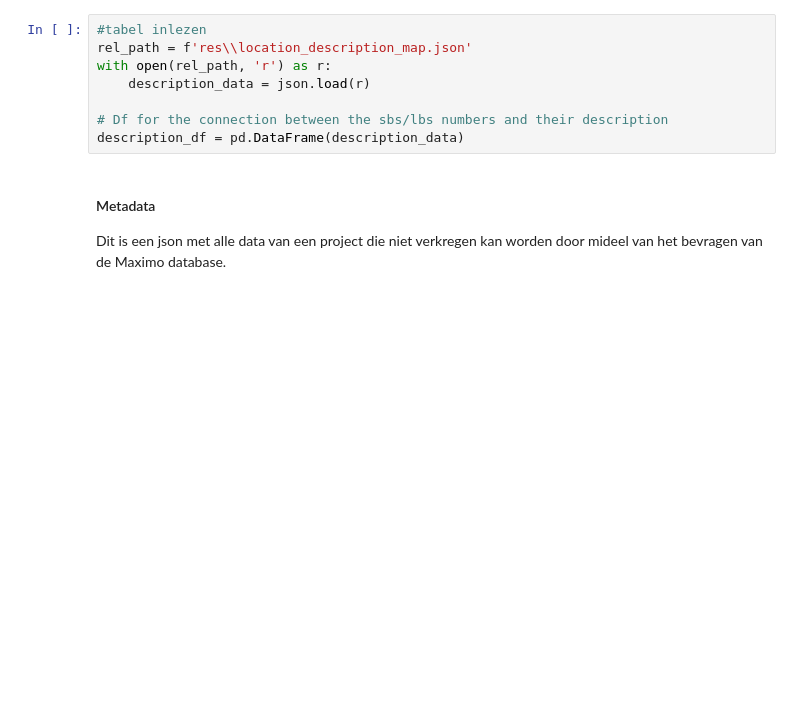
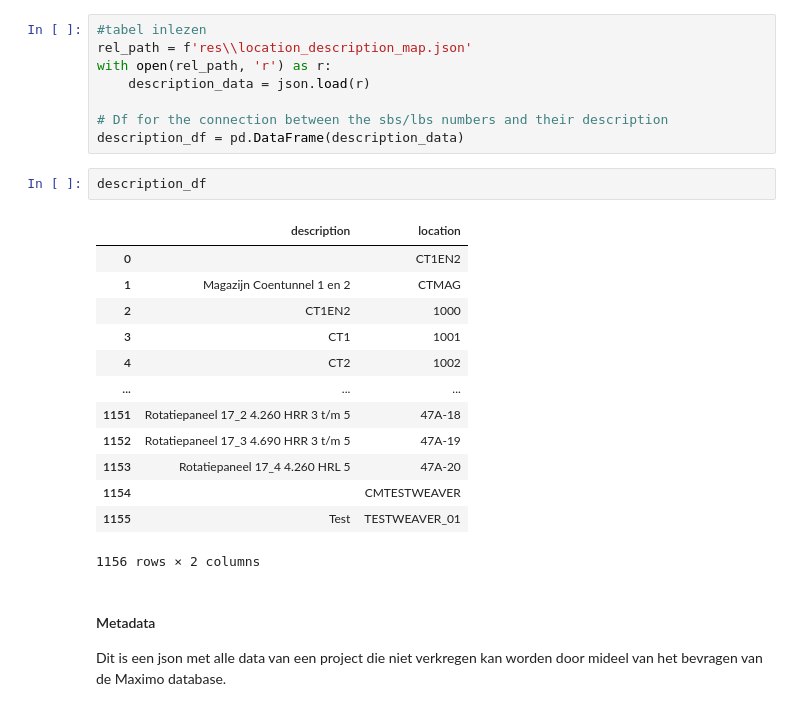
Before and after one commit to nilanbais/storingsanalyse-generator, a Jupyter notebook: src/rapport generator/storingsanalyse-builder v0.1.ipynb, the cells around one changed output. Cells and saved outputs as stored; diff of their text form; blank space fills up the shorter version.

```diff
--- a/src/rapport generator/storingsanalyse-builder v0.1.ipynb
+++ b/src/rapport generator/storingsanalyse-builder v0.1.ipynb
@@ -38,6 +41,22 @@ with open(rel_path, 'r') as r:
 
 # Df for the connection between the sbs/lbs numbers and their description
 description_df = pd.DataFrame(description_data)
+# %%
+description_df
+# %% [output]
+|  | description | location |
+| 0 |  | CT1EN2 |
+| 1 | Magazijn Coentunnel 1 en 2 | CTMAG |
+| 2 | CT1EN2 | 1000 |
+| 3 | CT1 | 1001 |
+| 4 | CT2 | 1002 |
+| ... | ... | ... |
+| 1151 | Rotatiepaneel 17_2 4.260 HRR 3 t/m 5 | 47A-18 |
+| 1152 | Rotatiepaneel 17_3 4.690 HRR 3 t/m 5 | 47A-19 |
+| 1153 | Rotatiepaneel 17_4 4.260 HRL 5 | 47A-20 |
+| 1154 |  | CMTESTWEAVER |
+| 1155 | Test | TESTWEAVER_01 |
+1156 rows × 2 columns
 # %% [markdown]
 #### Metadata
 Dit is een json met alle data van een project die niet verkregen kan worden door mideel van het bevragen van de Maximo database.
```
Also changed, not shown: parts of 39 cells of this notebook, 10 other files.
